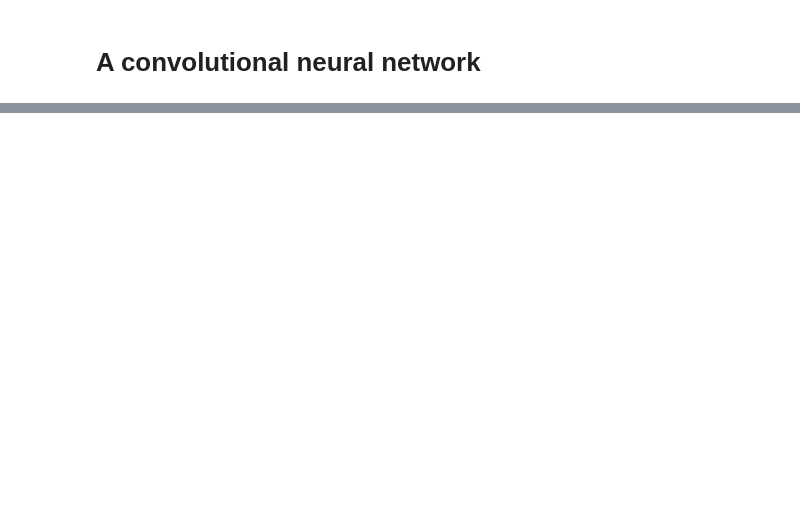
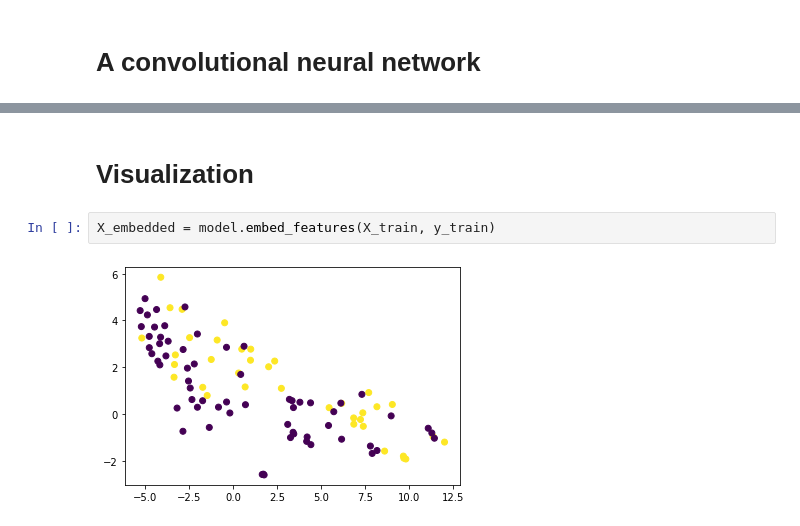
Before and after one commit to ThibaultAlexandre/exoplanet-search, a Jupyter notebook: main.ipynb, the cells around one changed output, grey strips where cells are left out. Saved outputs shown, nothing was run; the diff lists cells and outputs as text; blank space fills up the shorter version.

```diff
--- a/main.ipynb
+++ b/main.ipynb
@@ -298 +236,7 @@ model3.fake_detection_score(X_test,y_test)
+# %% [markdown]
+# Visualization
+# %%
+X_embedded = model.embed_features(X_train, y_train)
+# %% [output]
+[figure, added]
 # %%
```
Also changed, not shown: parts of 33 cells of this notebook.
